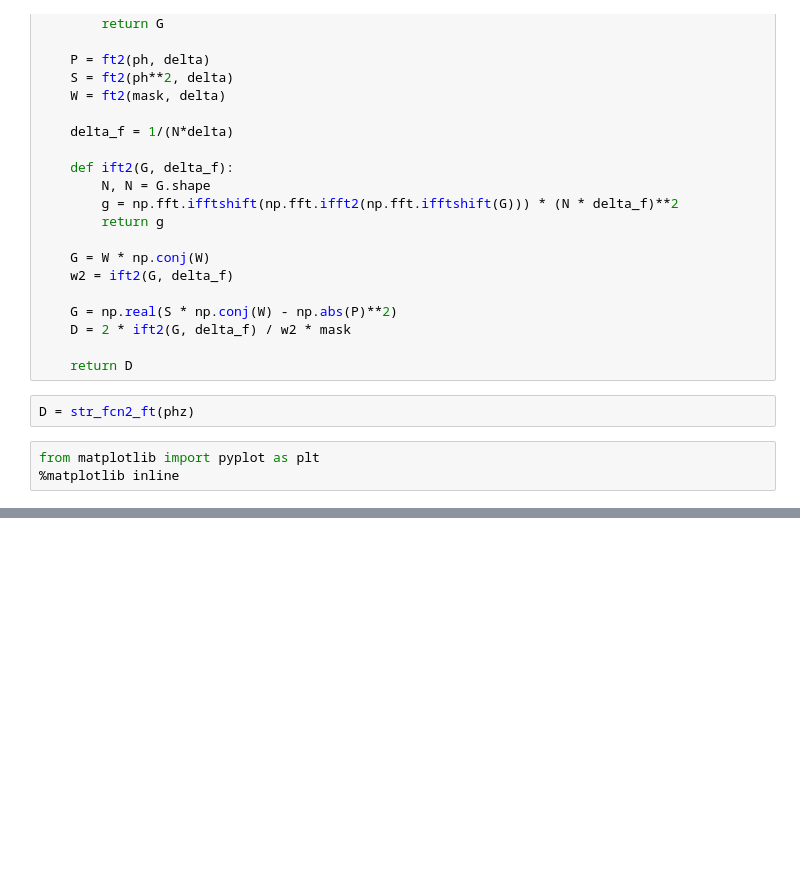
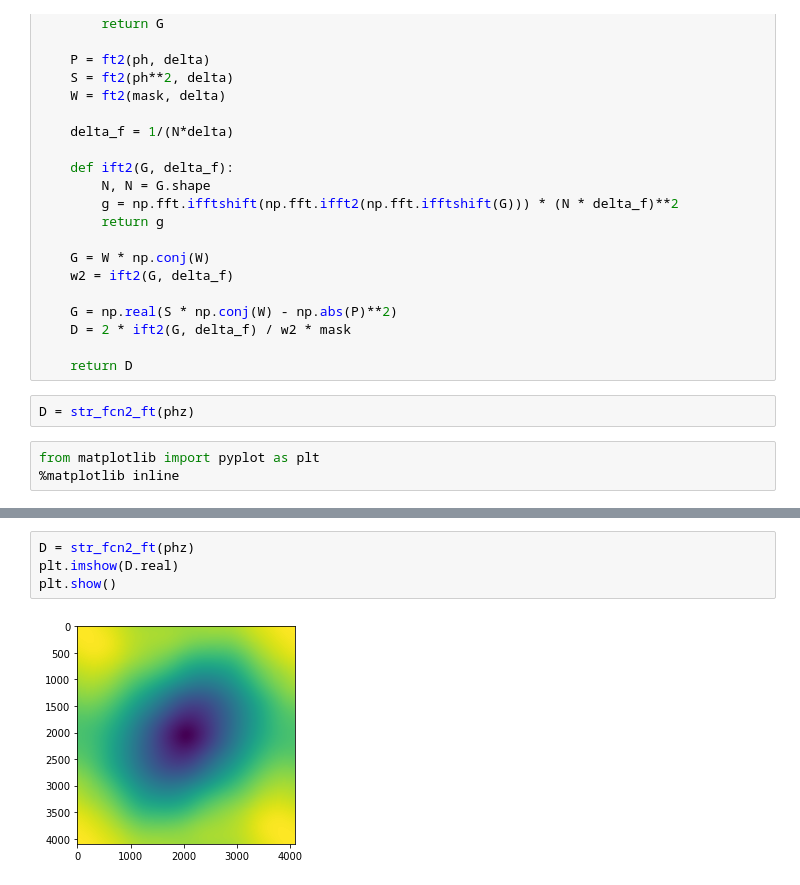
Before and after one commit to jamunozlab/turbulence, a Jupyter notebook: turbsim/turbsim.ipynb, the cells around one changed output, grey strips where cells are left out. Drawn from its saved outputs; the diff is of its cells as text; blank space fills up the shorter version.

```diff
--- a/turbsim/turbsim.ipynb
+++ b/turbsim/turbsim.ipynb
@@ -105,0 +112,6 @@ from matplotlib import pyplot as plt
+# %%
+D = str_fcn2_ft(phz)
+plt.imshow(D.real)
+plt.show()
+# %% [output]
+[figure, added]
```
Also changed, not shown: parts of 36 cells of this notebook, 2 other files.
